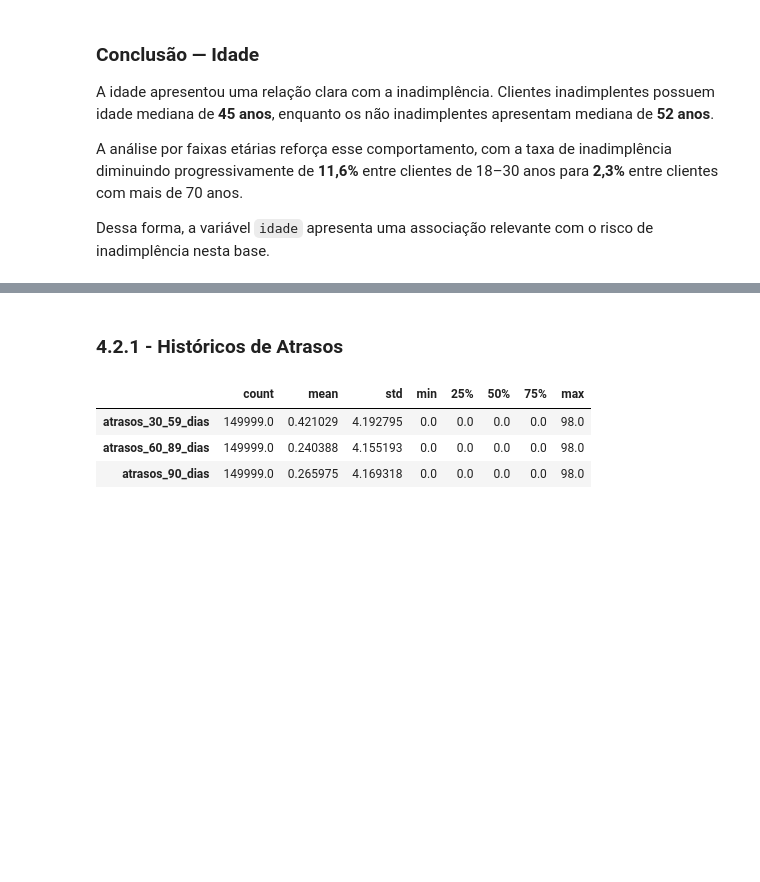
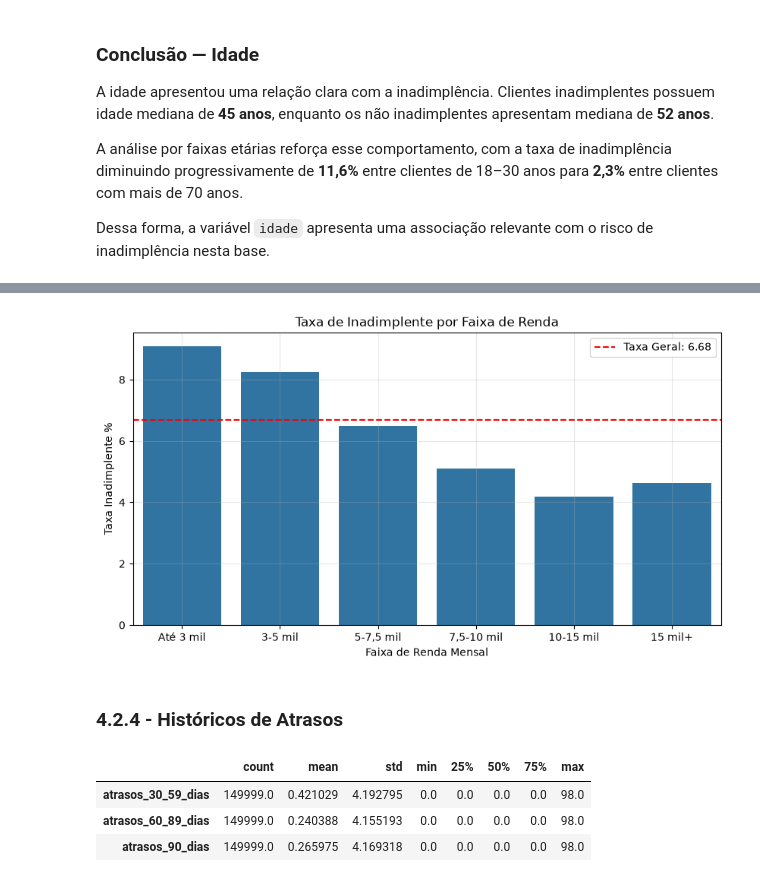
Before and after one commit to RenanTrevelim/credit-risk-modeling, a Jupyter notebook: notebooks/02_analise_exploratoria.ipynb, the cells around one changed output, grey strips where cells are left out. Saved outputs shown, nothing was run; the diff lists cells and outputs as text; code cells hidden in the pictures; blank space fills up the shorter version.

```diff
--- a/notebooks/02_analise_exploratoria.ipynb
+++ b/notebooks/02_analise_exploratoria.ipynb
@@ -309,0 +342,12 @@ risco de inadimplência nesta base.
+# %%
+dados_eda["faixa_renda"] = pd.cut(dados_eda["renda_mensal"],
+                                  bins=[0, 3000, 5000, 7500, 10000, 15000, float("inf")],
+                                  labels=["Até 3 mil", "3-5 mil", "5-7,5 mil", "7,5-10 mil", "10-15 mil", "15 mil+"],
+                                  include_lowest=True)
+
+analise_renda = dados_eda.groupby("faixa_renda")["inadimplente_2_anos"].agg(
+    clientes="count", inadimplente="sum", taxa_inadimplente="mean"
+)
+
+analise_renda["taxa_inadimplente"] *= 100
+analise_renda.round(3)
@@ -310,5 +363,20 @@ risco de inadimplência nesta base.
+# %%
+media_inadimplente = dados["inadimplente_2_anos"].mean() *100
+
+plt.figure(figsize=(10,5))
+
+sns.barplot(x=analise_renda.index, y=analise_renda["taxa_inadimplente"])
+plt.axhline(media_inadimplente, color="red", linestyle='--', label=f"Taxa Geral: {media_inadimplente:.2f}")
+plt.title("Taxa de Inadimplente por Faixa de Renda")
+plt.xlabel("Faixa de Renda Mensal")
+plt.ylabel("Taxa Inadimplente %")
+plt.legend()
+plt.grid(alpha=0.3)
+plt.show()
+# %% [output]
+[figure, added]
 # %% [markdown]
-### 4.2.1 - Históricos de Atrasos
+### 4.2.4 - Históricos de Atrasos
 # %%
 col_atrasos = [
     "atrasos_30_59_dias",
```
Also changed, not shown: parts of 10 cells of this notebook, 2 other files.
